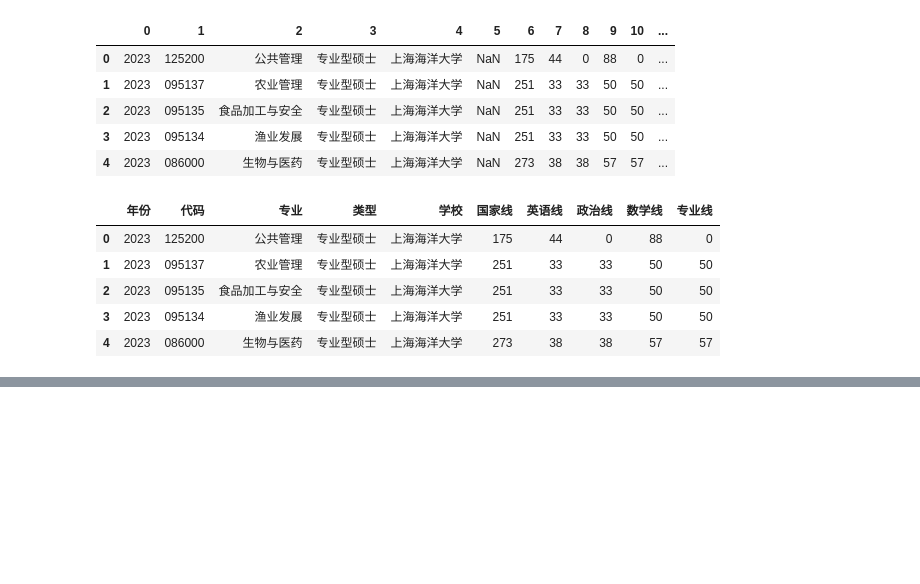
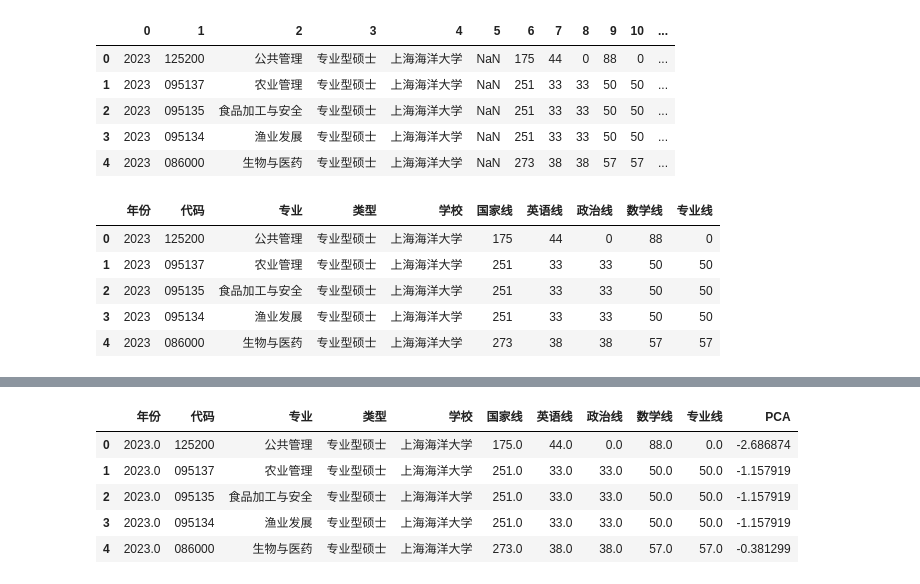
Before and after one commit to rainbowyuyu/dm_design, a Jupyter notebook: data_show.ipynb, the cells around one changed output, grey strips where cells are left out. Drawn from its saved outputs; the diff is of its cells as text; code cells hidden in the pictures; blank space fills up the shorter version.

```diff
--- a/data_show.ipynb
+++ b/data_show.ipynb
@@ -33,3 +121,30 @@ data.head()
+# %%
+from sklearn.decomposition import PCA
+from sklearn.preprocessing import StandardScaler
+
+# 选择需要归约的特征（去除目标变量）
+features = data[['英语线', '政治线', '数学线', '专业线']]
+
+# 对数据进行标准化
+scaler = StandardScaler()
+scaled_features = scaler.fit_transform(features)
+
+# 进行PCA降维
+pca = PCA(n_components=1)  # 选择降到1维
+reduced_data = pca.fit_transform(scaled_features)
+
+# 将降维后的数据添加到原始数据中
+data_pca = pd.DataFrame(reduced_data, columns=['PCA'])
+data = pd.concat([data, data_pca], axis=1)
+
+data.head()
+# %% [output]
+|  | 年份 | 代码 | 专业 | 类型 | 学校 | 国家线 | 英语线 | 政治线 | 数学线 | 专业线 | PCA |
+| 0 | 2023.0 | 125200 | 公共管理 | 专业型硕士 | 上海海洋大学 | 175.0 | 44.0 | 0.0 | 88.0 | 0.0 | -2.686874 |
+| 1 | 2023.0 | 095137 | 农业管理 | 专业型硕士 | 上海海洋大学 | 251.0 | 33.0 | 33.0 | 50.0 | 50.0 | -1.157919 |
+| 2 | 2023.0 | 095135 | 食品加工与安全 | 专业型硕士 | 上海海洋大学 | 251.0 | 33.0 | 33.0 | 50.0 | 50.0 | -1.157919 |
+| 3 | 2023.0 | 095134 | 渔业发展 | 专业型硕士 | 上海海洋大学 | 251.0 | 33.0 | 33.0 | 50.0 | 50.0 | -1.157919 |
+| 4 | 2023.0 | 086000 | 生物与医药 | 专业型硕士 | 上海海洋大学 | 273.0 | 38.0 | 38.0 | 57.0 | 57.0 | -0.381299 |
 # %%
 import matplotlib.pyplot as plt
 import matplotlib
```
Also changed, not shown: parts of 14 cells of this notebook.
